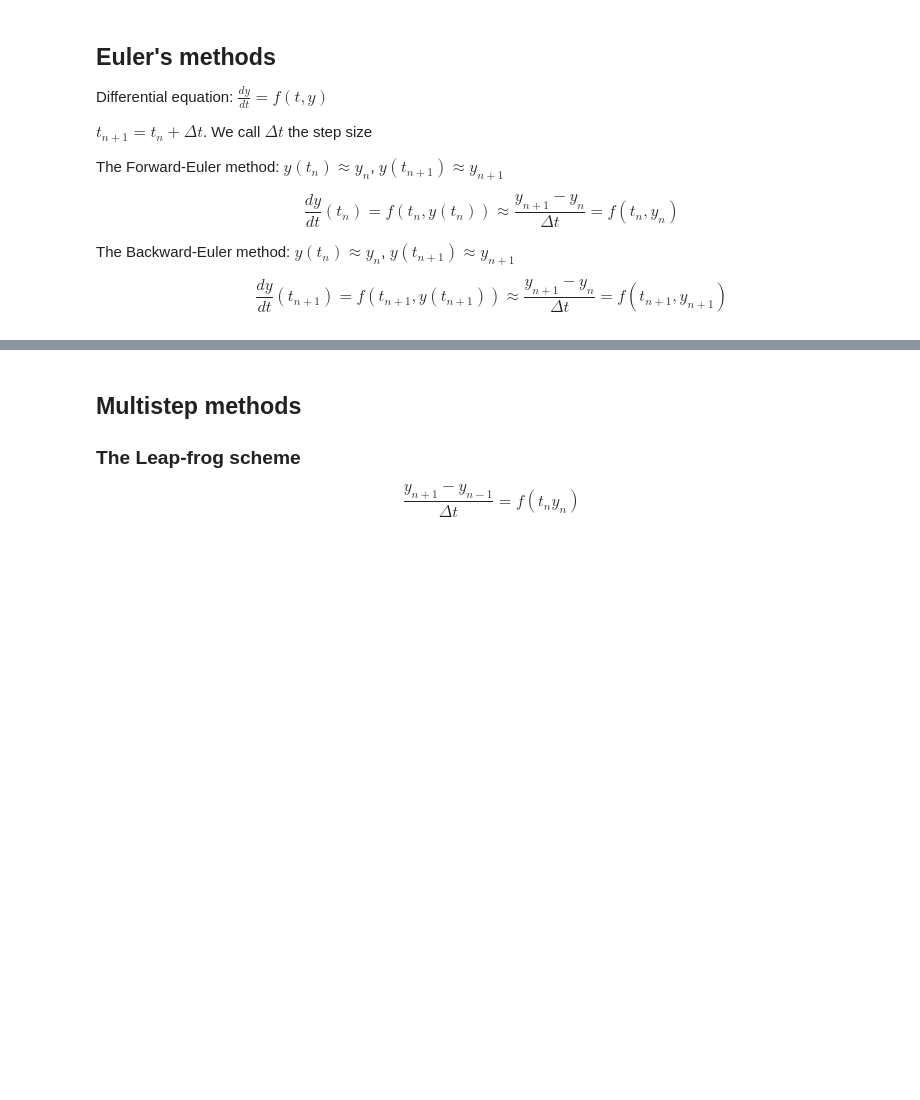
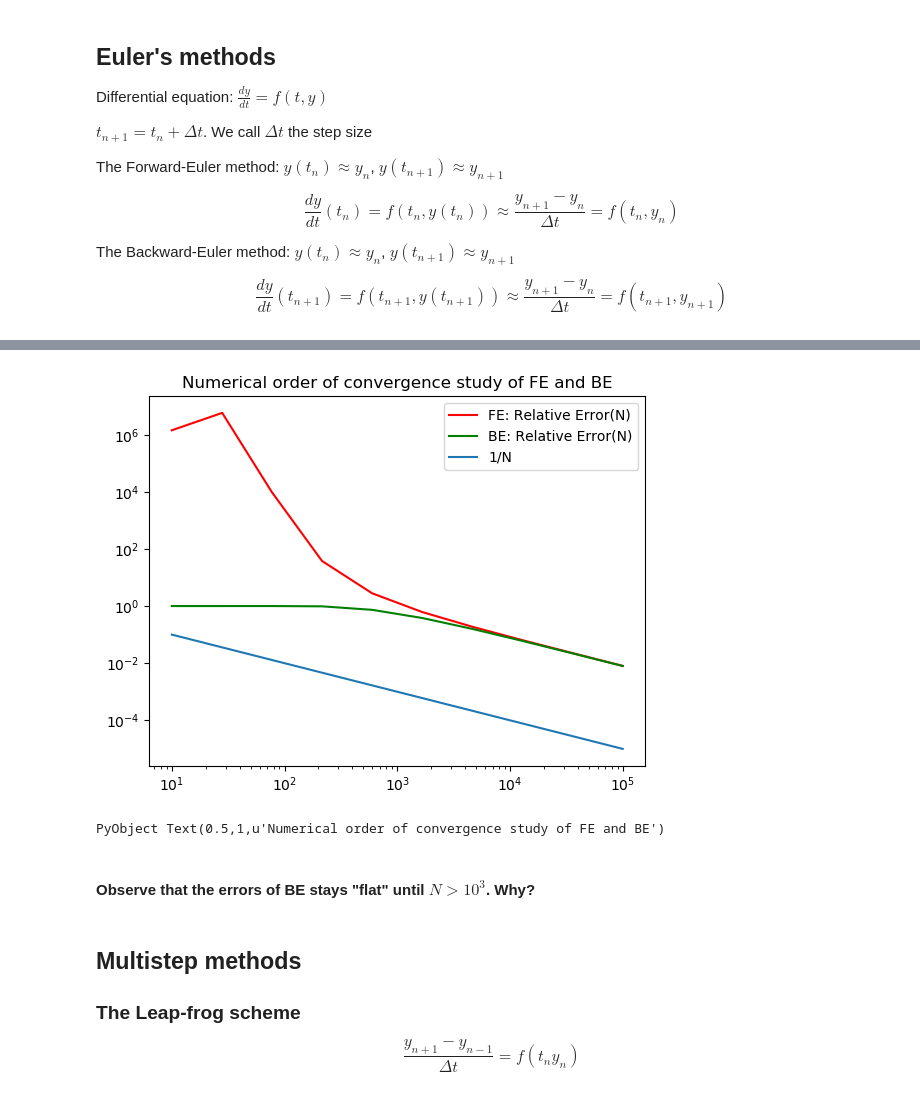
Before and after one commit to yhrtsai/M348-Fall-2017, a Jupyter notebook: NumericalMethods-for-ODEs.ipynb, the cells around one changed output, grey strips where cells are left out. Saved outputs shown, nothing was run; the diff lists cells and outputs as text; code cells hidden in the pictures; blank space fills up the shorter version.

```diff
--- a/NumericalMethods-for-ODEs.ipynb
+++ b/NumericalMethods-for-ODEs.ipynb
@@ -182,3 +297,52 @@ scatter(real.(Y), imag.(Y))
+# %%
+N=round.(Int,logspace(1,5,10))   # create 100 logarithmically spaced n's between 10^1 and 10^5
+
+err_fe=zeros(length(N))  # we will fill this Vector with the errors
+err_be=zeros(length(N))
+
+y0=1.0im
+
+for k=1:length(N)
+    tspan=linspace(0,20,N[k]+1)
+
+    #step size
+    Δt=tspan[end]/N[k]
+
+    Y_fe=zeros(Complex, N[k]+1)
+    trueY=copy(Y_fe)
+
+    #prescribe an initial condition
+    Y_fe[1]= y0
+
+    Y_be=copy(Y_fe)
+
+    for n=1:N[k]
+        Y_fe[n+1]=FEstep(tspan[n], Y_fe[n], f, Δt)
+        Y_be[n+1]=BE_model_step(tspan[n], Y_be[n], λ, Δt)
+    end
+
+    trueY=(y0).*exp.(λ.*tspan)
+
+    err_fe[k]=abs( Y_fe[end]-trueY[end])/abs(trueY[end])
+    err_be[k]=abs( Y_be[end]-trueY[end])/abs(trueY[end])
+end
+
+fig, ax = subplots()
+
+ax[:loglog](N,err_fe, "r", label="FE: Relative Error(N)")
+ax[:loglog](N,err_be, "g", label="BE: Relative Error(N)")
+
+ax[:legend](loc="upper right")
+
+ax[:loglog](N,1./N, label="1/N")  # reveals a curve that decreases with rate proportional to 1/N^2; first order convergence
+ax[:legend](loc="upper right")
+
+title("Numerical order of convergence study of FE and BE")
+# %% [output]
+[figure, added]
+PyObject Text(0.5,1,u'Numerical order of convergence study of FE and BE')
+# %% [markdown]
+#### Observe that the errors of BE stays "flat" until $N>10^3$. Why?
 # %% [markdown]
 ## Multistep methods
 
```
Also changed, not shown: parts of 12 cells of this notebook.
